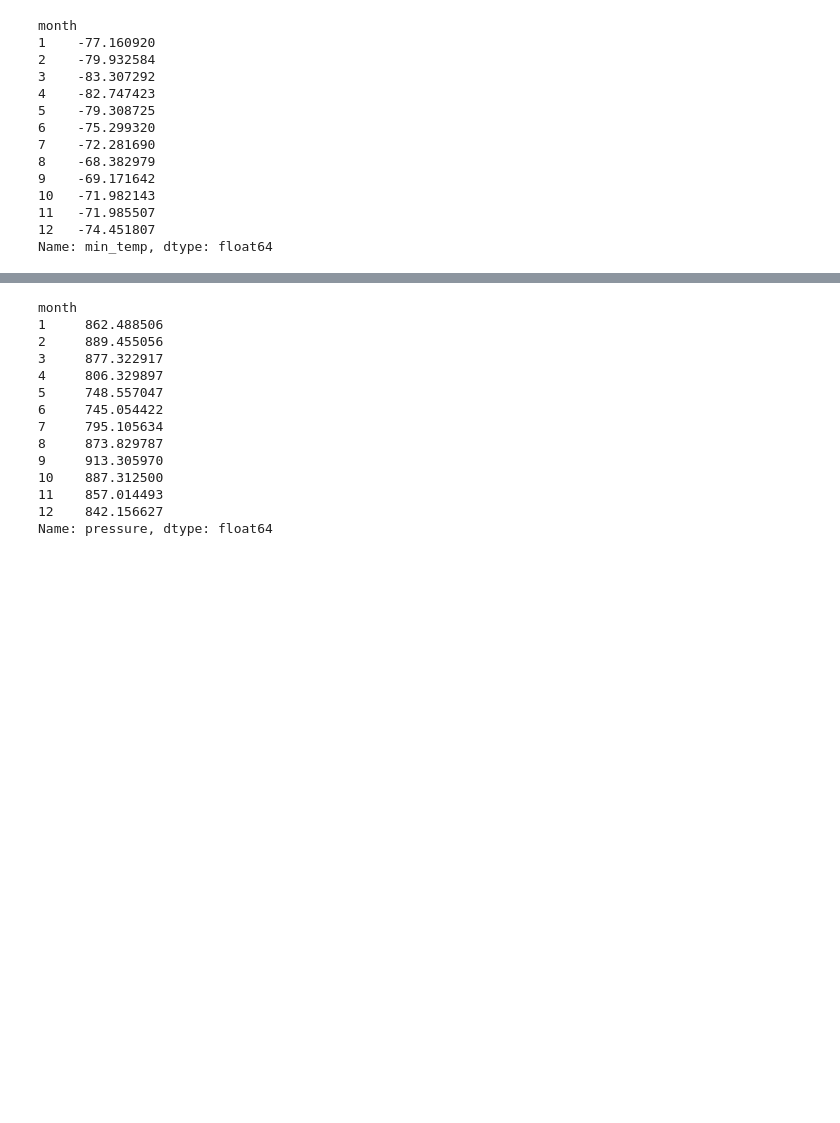
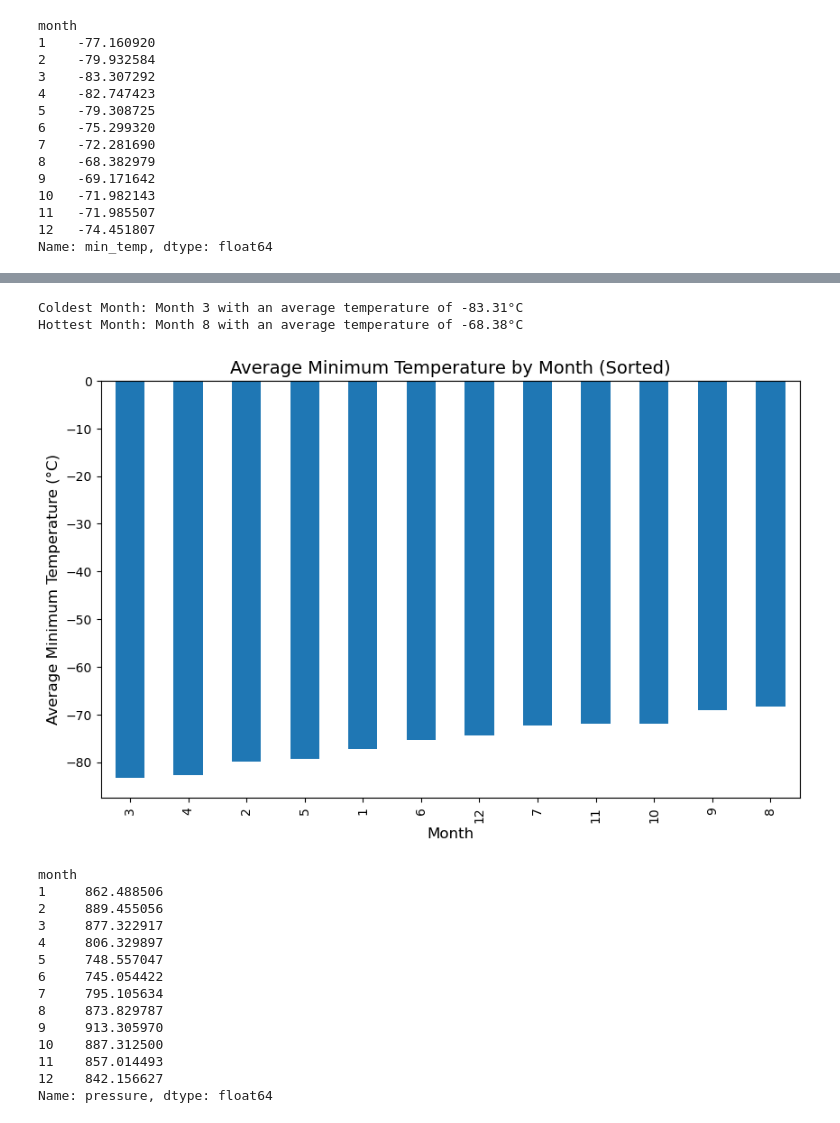
Before and after one commit to kfaulkner2010/BeautifulSoup_mod11, a Jupyter notebook: part_2_mars_weather.ipynb, the cells around one changed output, grey strips where cells are left out. Drawn from its saved outputs; the diff is of its cells as text; code cells hidden in the pictures; blank space fills up the shorter version.

```diff
--- a/part_2_mars_weather.ipynb
+++ b/part_2_mars_weather.ipynb
@@ -175,2 +178,17 @@ Name: min_temp, dtype: float64
+# %%
+# Identify the coldest and hottest months in Curiosity's location by sorting the previous graph
+sorted_avg_temp = avg_temp_per_month.sort_values()
+coldest_month = sorted_avg_temp.idxmin()
+hottest_month = sorted_avg_temp.idxmax()
+sorted_avg_temp.plot(kind='bar', figsize=(10, 6))
+plt.title('Average Minimum Temperature by Month (Sorted)', fontsize=14)
+plt.xlabel('Month', fontsize=12)
+plt.ylabel('Average Minimum Temperature (°C)', fontsize=12)
+print(f"Coldest Month: Month {coldest_month} with an average temperature of {sorted_avg_temp[coldest_month]:.2f}°C")
+print(f"Hottest Month: Month {hottest_month} with an average temperature of {sorted_avg_temp[hottest_month]:.2f}°C")
+# %% [output]
+Coldest Month: Month 3 with an average temperature of -83.31°C
+Hottest Month: Month 8 with an average temperature of -68.38°C
+[figure, added]
 # %%
 # 4. What is the average pressure by month?
```
Also changed, not shown: parts of 11 cells of this notebook.
